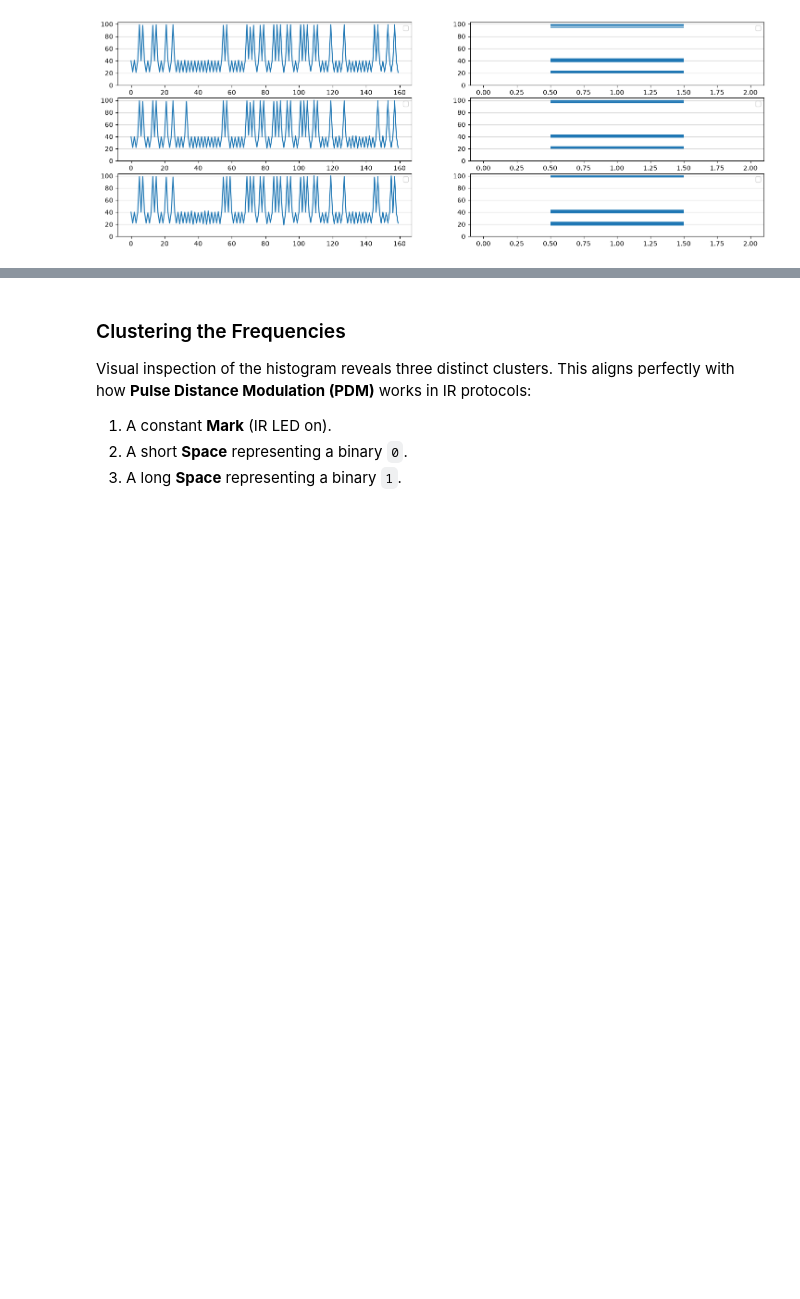
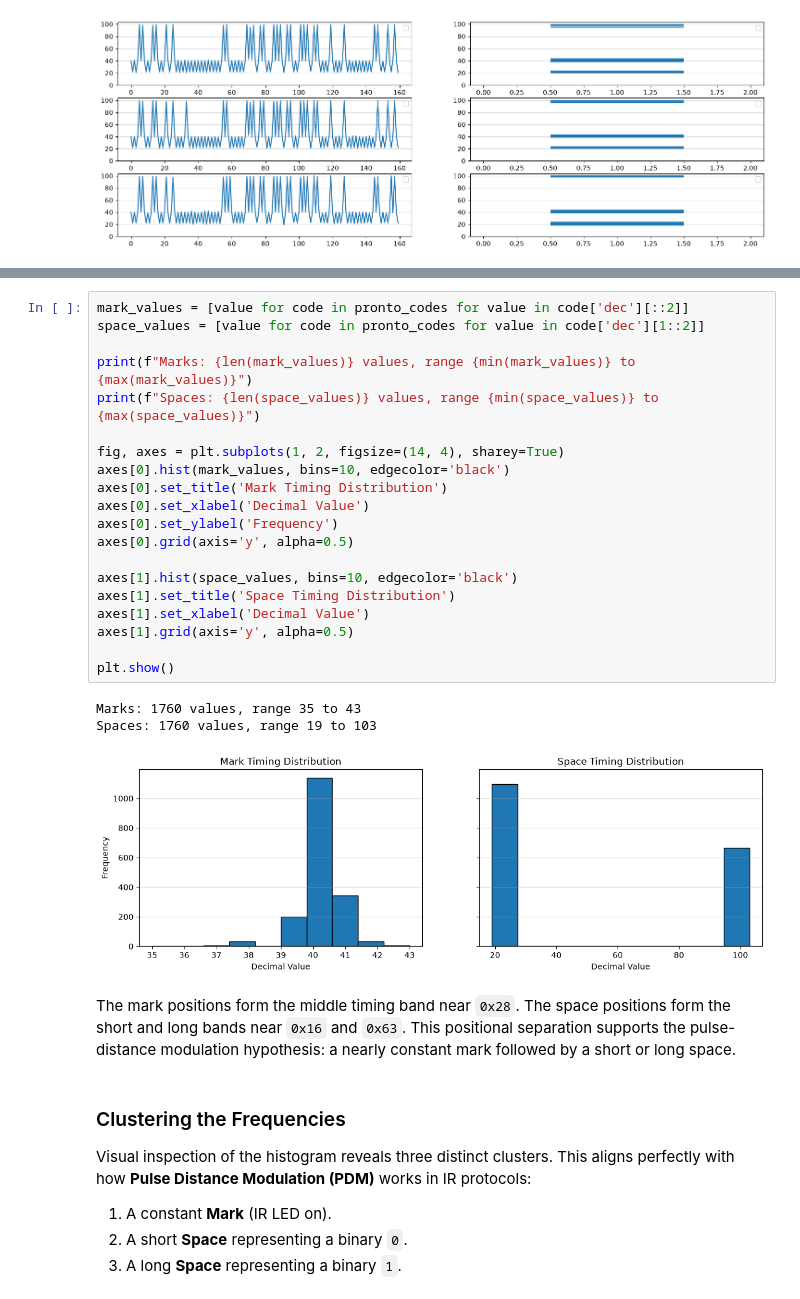
Before and after one commit to Shresht7/esphome-voltas-ac-climate-ir, a Jupyter notebook: protocol/analysis.ipynb, the cells around one changed output, grey strips where cells are left out. Drawn from its saved outputs; the diff is of its cells as text; blank space fills up the shorter version.

```diff
--- a/protocol/analysis.ipynb
+++ b/protocol/analysis.ipynb
@@ -282,3 +292,29 @@ Much better. We can clearly see 3 bands clustered around `22`, `42` and `98`.
+# %%
+mark_values = [value for code in pronto_codes for value in code['dec'][::2]]
+space_values = [value for code in pronto_codes for value in code['dec'][1::2]]
+
+print(f"Marks: {len(mark_values)} values, range {min(mark_values)} to {max(mark_values)}")
+print(f"Spaces: {len(space_values)} values, range {min(space_values)} to {max(space_values)}")
+
+fig, axes = plt.subplots(1, 2, figsize=(14, 4), sharey=True)
+axes[0].hist(mark_values, bins=10, edgecolor='black')
+axes[0].set_title('Mark Timing Distribution')
+axes[0].set_xlabel('Decimal Value')
+axes[0].set_ylabel('Frequency')
+axes[0].grid(axis='y', alpha=0.5)
+
+axes[1].hist(space_values, bins=10, edgecolor='black')
+axes[1].set_title('Space Timing Distribution')
+axes[1].set_xlabel('Decimal Value')
+axes[1].grid(axis='y', alpha=0.5)
+
+plt.show()
+# %% [output]
+Marks: 1760 values, range 35 to 43
+Spaces: 1760 values, range 19 to 103
+[figure, added]
+# %% [markdown]
+The mark positions form the middle timing band near `0x28`. The space positions form the short and long bands near `0x16` and `0x63`. This positional separation supports the pulse-distance modulation hypothesis: a nearly constant mark followed by a short or long space.
 # %% [markdown]
 ### Clustering the Frequencies
 
```
Also changed, not shown: parts of 16 cells of this notebook.
